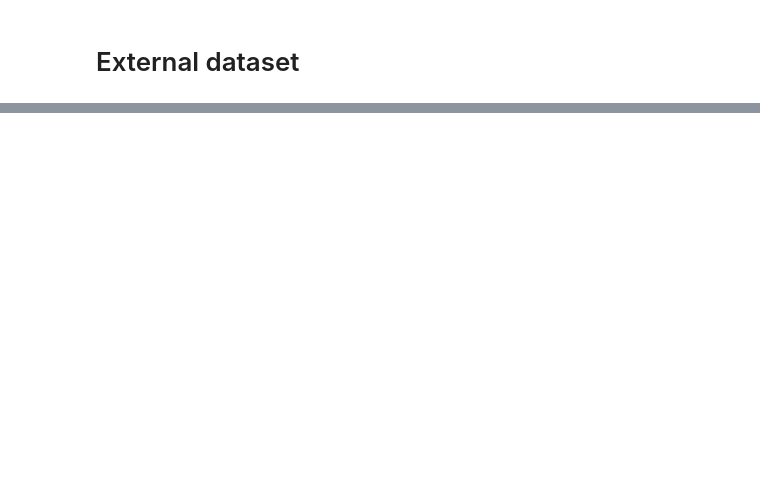
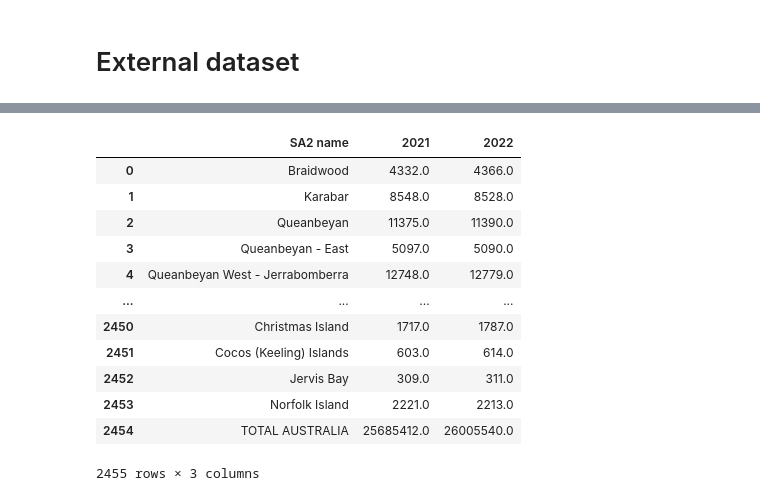
Before and after one commit to MAST30034-AppliedDataScience/project-2-group-buy-now-pay-later-industry-project-28, a Jupyter notebook: notebooks/Preliminary Analysis.ipynb, the cells around one changed output, grey strips where cells are left out. Saved outputs shown, nothing was run; the diff lists cells and outputs as text; code cells hidden in the pictures; blank space fills up the shorter version.

```diff
--- a/notebooks/Preliminary Analysis.ipynb
+++ b/notebooks/Preliminary Analysis.ipynb
@@ -263,0 +353,26 @@ result_gda.head(10)
+# %%
+# columns of interest
+columns_of_interest = [
+    ('Unnamed: 9_level_0', 'SA2 name'),
+    (2021, 'no.'),
+    (2022, 'no.')
+]
+
+# selected columns
+population_selected = population_pandas.loc[:, columns_of_interest]
+
+# rename the columns
+population_selected.columns = ['SA2 name', '2021', '2022']
+
+# selected columns before removing the row
+print("Before removing the NaN row:")
+print(population_selected.head())
+
+# remove the specific row with NaNs
+population_selected_cleaned = population_selected[population_selected.notna().all(axis=1)]
+
+# reset the index to maintain a clean index
+population_selected_cleaned = population_selected_cleaned.reset_index(drop=True)
+
+print("After removing the NaN row:")
+print(population_selected_cleaned.head())
@@ -263,0 +394,16 @@ result_gda.head(10)
+# %%
+population_selected_cleaned
+# %% [output]
+|  | SA2 name | 2021 | 2022 |
+| 0 | Braidwood | 4332.0 | 4366.0 |
+| 1 | Karabar | 8548.0 | 8528.0 |
+| 2 | Queanbeyan | 11375.0 | 11390.0 |
+| 3 | Queanbeyan - East | 5097.0 | 5090.0 |
+| 4 | Queanbeyan West - Jerrabomberra | 12748.0 | 12779.0 |
+| ... | ... | ... | ... |
+| 2450 | Christmas Island | 1717.0 | 1787.0 |
+| 2451 | Cocos (Keeling) Islands | 603.0 | 614.0 |
+| 2452 | Jervis Bay | 309.0 | 311.0 |
+| 2453 | Norfolk Island | 2221.0 | 2213.0 |
+| 2454 | TOTAL AUSTRALIA | 25685412.0 | 26005540.0 |
+2455 rows × 3 columns
```
Also changed, not shown: parts of 31 cells of this notebook, 1 other file.
